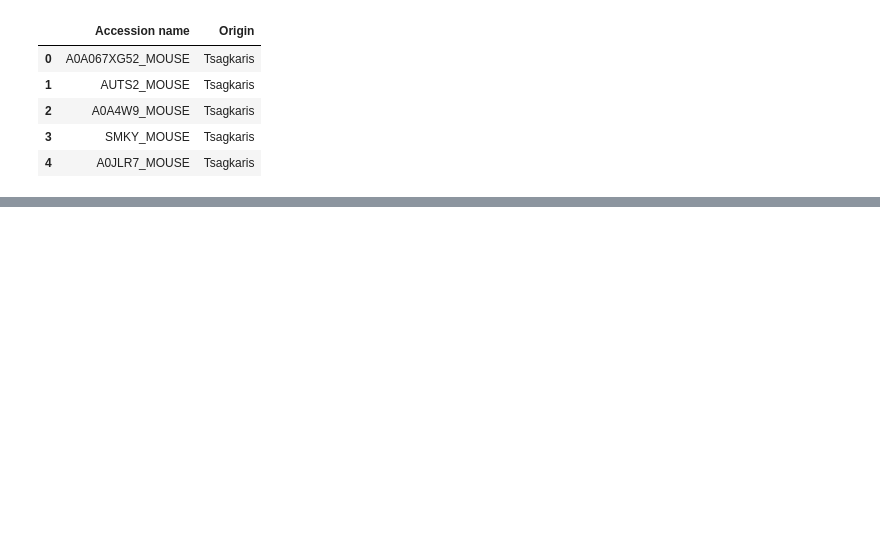
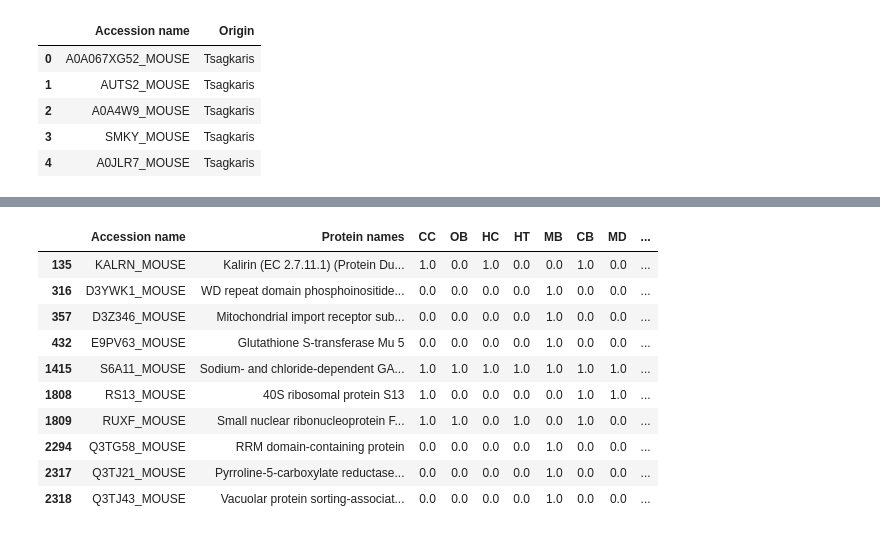
Before and after one commit to glyspy/Mouse-Brain-Protein-Database, a Jupyter notebook: data_preparation.ipynb, the cells around one changed output, grey strips where cells are left out. Saved outputs shown, nothing was run; the diff lists cells and outputs as text; code cells hidden in the pictures; blank space fills up the shorter version.

```diff
--- a/data_preparation.ipynb
+++ b/data_preparation.ipynb
@@ -165,3 +280,20 @@ proteins_all.head()
 | 2 | A0A4W9_MOUSE | Tsagkaris |
 | 3 | SMKY_MOUSE | Tsagkaris |
 | 4 | A0JLR7_MOUSE | Tsagkaris |
+# %%
+# Transform supplementary table of Korovesi so that is has the brain regions in a newly
+# inserted column called 'Brain part'
+
+# first of all drop rows that have NaN in the Accession name column
+sum_table1 = sum_table1.dropna(subset=['Accession name'])
+
+# initialize new empty column
+sum_table1['Brain part'] = [[] for _ in range(len(sum_table1))]
+
+# Iterate over the rows
+for index, row in sum_table1.iterrows():
+    # Iterate over columns starting from the second column (index 1)
+    for col in sum_table1.columns[1:]:
+        # Check if the value is 1, then append the column name to 'Brain part'
+        if sum_table1.loc[index, col] == 1:
+            sum_table1.at[index, 'Brain part'].append(col)
@@ -167,0 +310,6 @@ proteins_all.head()
+# %%
+nan_locations = sum_table1['Brain part'].explode().index[pd.isna(sum_table1['Brain part'].explode())]
+nan_rows = sum_table1.loc[nan_locations]
+nan_proteins = nan_rows['Accession name'].to_list()
+
+print(nan_locations, nan_rows)
@@ -167,0 +334,33 @@ proteins_all.head()
+# %%
+nan_proteins = nan_rows['Accession name'].tolist()
+nan_proteins_index = sum_table1[sum_table1['Accession name'].isin(nan_proteins)].index.to_list()
+nan_proteins_dict = {accession_name: [] for accession_name in nan_proteins}
+
+# Create a function to find DataFrame names for each accession name
+def find_df_names(accession_name):
+    df_names = []
+    for df in dfs_series1:
+        if accession_name in df['Accession name'].tolist():
+            df_names.append(df.name)
+    return df_names
+
+sum_table1.loc[nan_proteins_index, 'Brain part'] = sum_table1.loc[nan_proteins_index, 'Accession name'].apply(find_df_names)
+# %%
+# drop those rows
+sum_table1.drop(nan_proteins_index, inplace=True)
+sum_table1.reset_index(drop=True, inplace=True)
+# %%
+# print those rows to check if they have been replaced
+sum_table1.loc[nan_proteins_index]
+# %% [output]
+|  | Accession name | Protein names | CC | OB | HC | HT | MB | CB | MD | ... |
+| 135 | KALRN_MOUSE | Kalirin (EC 2.7.11.1) (Protein Du... | 1.0 | 0.0 | 1.0 | 0.0 | 0.0 | 1.0 | 0.0 | ... |
+| 316 | D3YWK1_MOUSE | WD repeat domain phosphoinositide... | 0.0 | 0.0 | 0.0 | 0.0 | 1.0 | 0.0 | 0.0 | ... |
+| 357 | D3Z346_MOUSE | Mitochondrial import receptor sub... | 0.0 | 0.0 | 0.0 | 0.0 | 1.0 | 0.0 | 0.0 | ... |
+| 432 | E9PV63_MOUSE | Glutathione S-transferase Mu 5 | 0.0 | 0.0 | 0.0 | 0.0 | 1.0 | 0.0 | 0.0 | ... |
+| 1415 | S6A11_MOUSE | Sodium- and chloride-dependent GA... | 1.0 | 1.0 | 1.0 | 1.0 | 1.0 | 1.0 | 1.0 | ... |
+| 1808 | RS13_MOUSE | 40S ribosomal protein S13 | 1.0 | 0.0 | 0.0 | 0.0 | 0.0 | 1.0 | 1.0 | ... |
+| 1809 | RUXF_MOUSE | Small nuclear ribonucleoprotein F... | 1.0 | 1.0 | 0.0 | 1.0 | 0.0 | 1.0 | 0.0 | ... |
+| 2294 | Q3TG58_MOUSE | RRM domain-containing protein | 0.0 | 0.0 | 0.0 | 0.0 | 1.0 | 0.0 | 0.0 | ... |
+| 2317 | Q3TJ21_MOUSE | Pyrroline-5-carboxylate reductase... | 0.0 | 0.0 | 0.0 | 0.0 | 1.0 | 0.0 | 0.0 | ... |
+| 2318 | Q3TJ43_MOUSE | Vacuolar protein sorting-associat... | 0.0 | 0.0 | 0.0 | 0.0 | 1.0 | 0.0 | 0.0 | ... |
```
Also changed, not shown: parts of 47 cells of this notebook, 2 other files.
